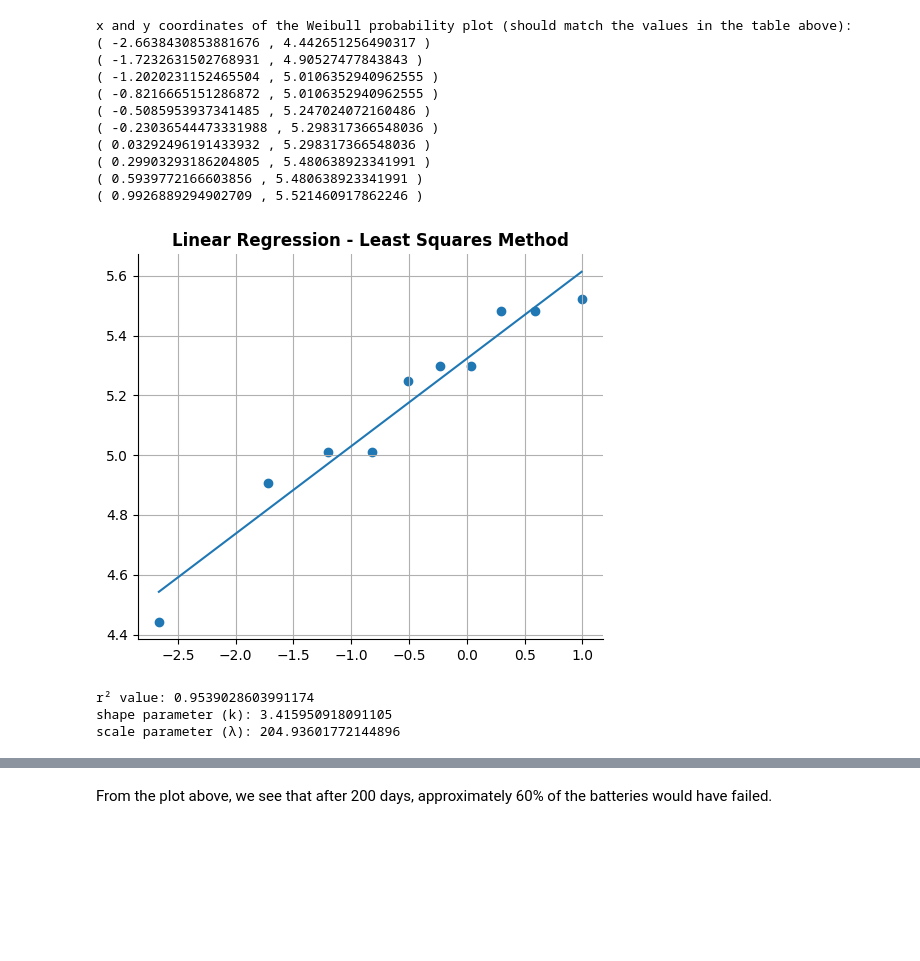
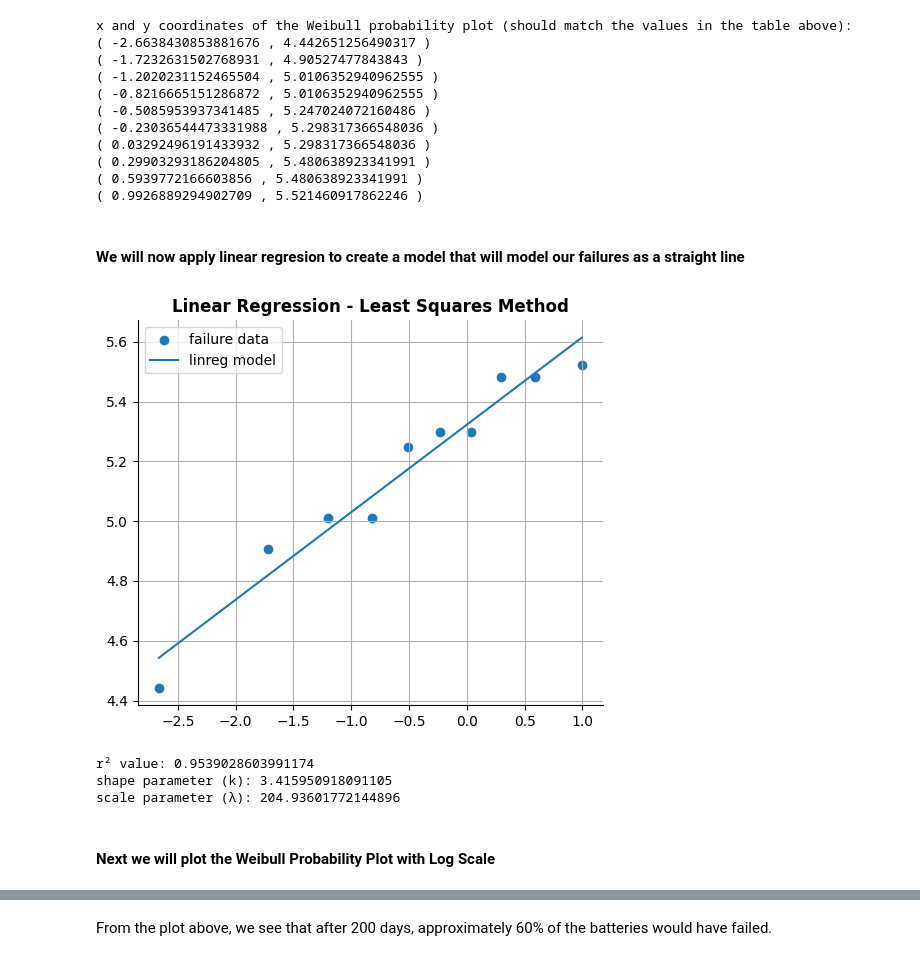
Before and after one commit to pybokeh/forecasting, a Jupyter notebook: notebooks/Weibull_Analysis.ipynb, the cells around one changed output, grey strips where cells are left out. Cells and saved outputs as stored; diff of their text form; code cells hidden in the pictures; blank space fills up the shorter version.

Commit message:
Updated weibull analysis notebook

```diff
--- a/notebooks/Weibull_Analysis.ipynb
+++ b/notebooks/Weibull_Analysis.ipynb
@@ -120,39 +120,44 @@ x and y coordinates of the Weibull probability plot (should match the values in
 ( 0.29903293186204805 , 5.480638923341991 )
 ( 0.5939772166603856 , 5.480638923341991 )
 ( 0.9926889294902709 , 5.521460917862246 )
+# %% [markdown]
+#### We will now apply linear regresion to create a model that will model our failures as a straight line
 # %%
 import scipy.stats as stats # scipy is a statistical package for Python
 import math
 
 # Use Scipy's stats package to perform least-squares fit
 slope, intercept, r_value, p_value, std_err = stats.linregress(x,y)
-line = slope*x+intercept
+line = slope*x + intercept
 
 fig, ax = plt.subplots(figsize=(6,5))
 ax.spines[['right', 'top']].set_visible(False)
 
-plt.scatter(x,y)
-plt.plot(x,line)
+plt.scatter(x, y, label='failure data')
+plt.plot(x, line, label='linreg model')
 plt.title("Linear Regression - Least Squares Method", weight='bold')
+plt.legend(loc='upper left')
 plt.grid()
 plt.show()
 
 # Since we plot failure times on the y-axis, the actual slope is inverted
 shape = 1/slope
 # Since we plot failure times on the y-axis, we want the x-intercept, not the y-intercept
 # x-intercept is equal to the negative y-intercept divided by the slope/shape parameter
 # Basically you are solving for x: 0 = mx + b, equation of the line where y = 0
 x_intercept = - intercept / shape
 
 print("r\u00b2 value:", r_value**2)
 print("shape parameter (k):", shape)
 scale = math.exp(-x_intercept/slope)
 print("scale parameter (\u03BB):", scale)
 # %% [output]
-[figure, old version]
+[figure, new version]
 r² value: 0.9539028603991174
 shape parameter (k): 3.415950918091105
 scale parameter (λ): 204.93601772144896
+# %% [markdown]
+#### Next we will plot the Weibull Probability Plot with Log Scale
 # %%
 import numpy as np
 from numpy import random
```
Also changed, not shown: parts of 6 cells of this notebook.
